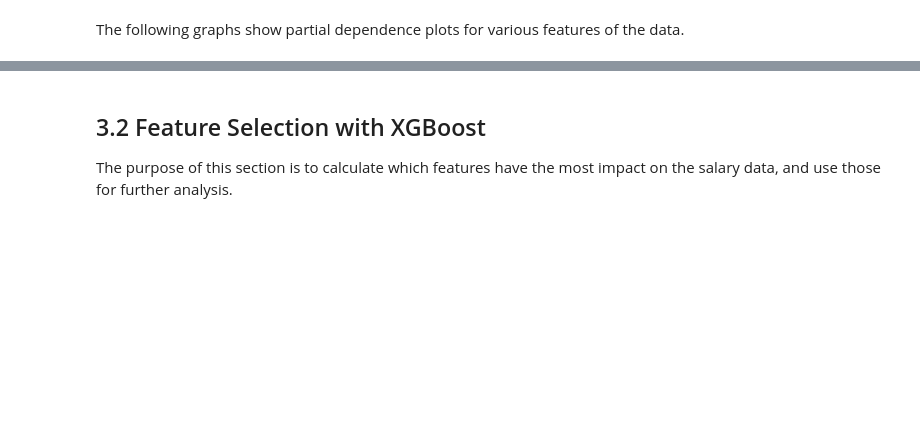
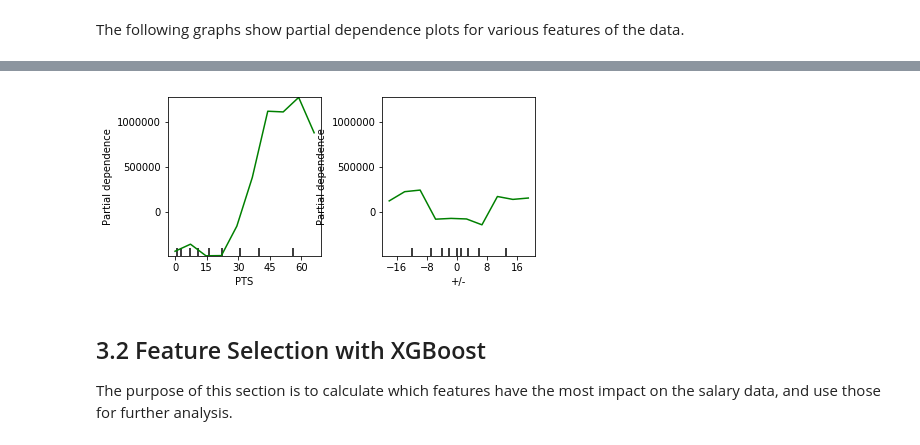
Before and after one commit to carsonreid/seng474project, a Jupyter notebook: nhl.ipynb, the cells around one changed output, grey strips where cells are left out. Saved outputs shown, nothing was run; the diff lists cells and outputs as text; code cells hidden in the pictures; blank space fills up the shorter version.

```diff
--- a/nhl.ipynb
+++ b/nhl.ipynb
@@ -370,3 +396,11 @@ With all variations of the XGBoost model, the best mean absolute error we were a
+# %%
+my_plots = plot_partial_dependence(my_model,
+                                   features=[3, 4], # column numbers of plots we want to show
+                                   X=X,            # raw predictors data.
+                                   feature_names=feature_names, # labels on graphs
+                                   grid_resolution=10) # number of values to plot on x axis
+# %% [output]
+[figure, added]
 # %% [markdown]
 ## 3.2 Feature Selection with XGBoost <a name="featselect"/>
 The purpose of this section is to calculate which features have the most impact on the salary data, and use those for further analysis.
```
Also changed, not shown: parts of 37 cells of this notebook.
